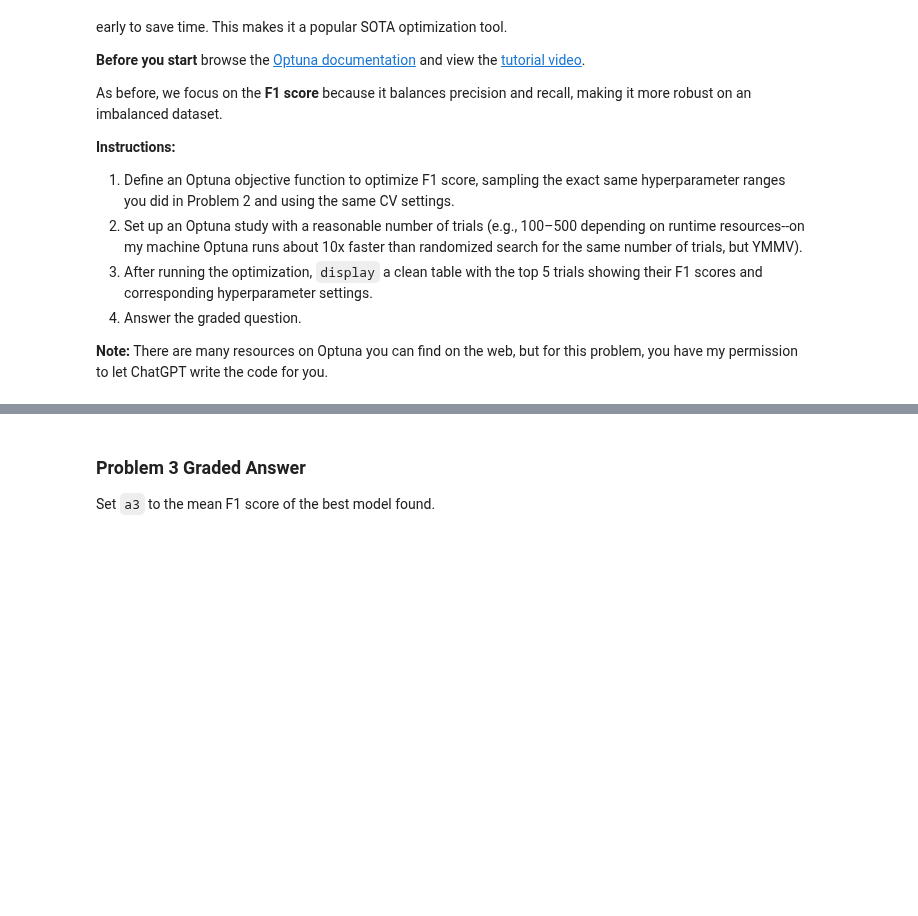
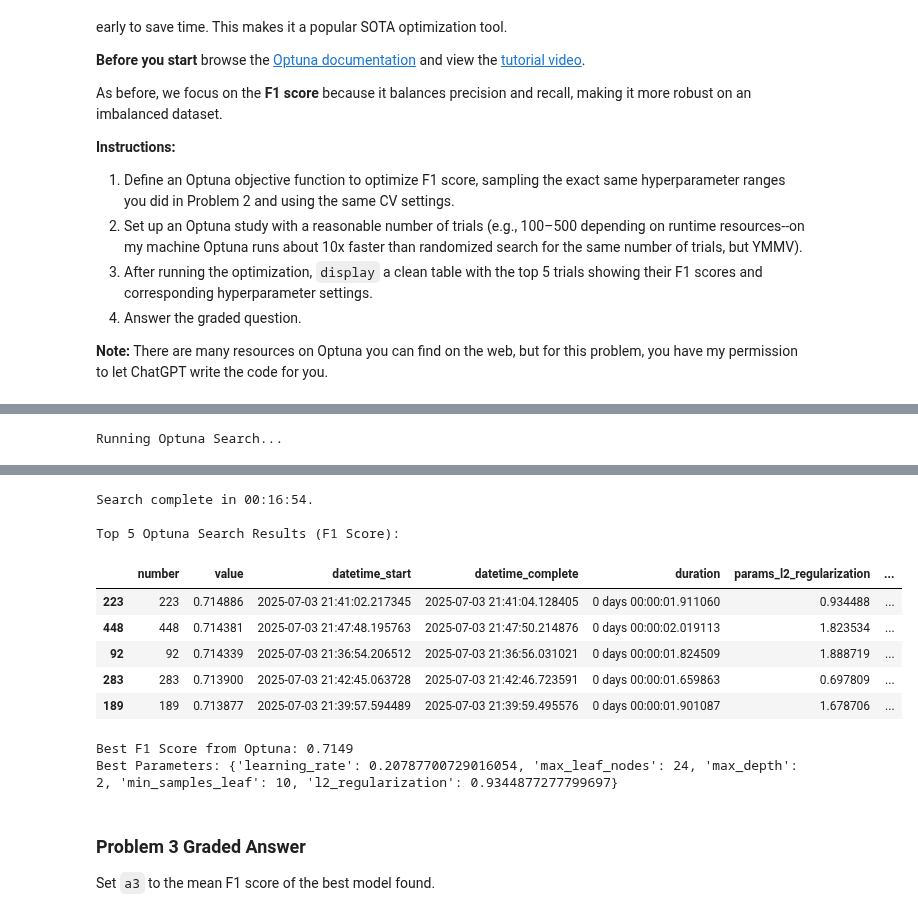
Before and after one commit to waysnyder/Module-3-Assignments, a Jupyter notebook: Homework_08.ipynb, the cells around one changed output, grey strips where cells are left out. Cells and saved outputs as stored; diff of their text form; code cells hidden in the pictures; blank space fills up the shorter version.

```diff
--- a/Homework_08.ipynb
+++ b/Homework_08.ipynb
@@ -351,0 +451,60 @@ As before, we focus on the **F1 score** because it balances precision and recall
+# %%
+# Your code here
+
+# Define the objective function for Optuna to optimize.
+# The function takes a 'trial' object, which suggests hyperparameter values.
+def objective(trial):
+    # Define the hyperparameter search space using Optuna's suggestion methods.
+    # This is equivalent to the distribution dictionary in RandomizedSearchCV.
+    params = {
+        'learning_rate': trial.suggest_float('learning_rate', 1e-3, 0.3, log=True),
+        'max_leaf_nodes': trial.suggest_int('max_leaf_nodes', 16, 256),
+        'max_depth': trial.suggest_int('max_depth', 2, 10),
+        'min_samples_leaf': trial.suggest_int('min_samples_leaf', 10, 200),
+        'l2_regularization': trial.suggest_float('l2_regularization', 0.0, 2.0, log=False)
+    }
+
+    # Create a new instance of the model with the suggested hyperparameters for this trial.
+    # The 'gb__' prefix targets the model within the pipeline.
+    model = pipelined_model.set_params(**{f"gb__{key}": value for key, value in params.items()})
+
+    # Set up the same stratified K-Fold cross-validator
+    skf = StratifiedKFold(n_splits=5, shuffle=True, random_state=random_seed)
+
+    # Perform cross-validation and get the mean F1 score
+    f1_scores = cross_val_score(model, X_train, y_train, cv=skf, scoring='f1')
+
+    # Optuna will try to maximize this return value
+    return np.mean(f1_scores)
+
+# Create a study object. 'direction="maximize"' tells Optuna we want to maximize the F1 score.
+study = optuna.create_study(direction='maximize', study_name='hgbc_f1_optimization')
+
+print("Running Optuna Search...")
+# Start the timer
+start_time_optuna = time.time()
+
+# Start the optimization process. Optuna will call the 'objective' function for n_trials.
+try:
+    study.optimize(objective, n_trials=500)  # Run for 100 trials or a 10-minute timeout
+except KeyboardInterrupt:
+    print("Study stopped manually.") # Allows stopping the study early
+
+# Calculate elapsed time
+elapsed_time_optuna = time.time() - start_time_optuna
+print(f"Search complete in {format_hms(elapsed_time_optuna)}.")
+
+
+# Create a DataFrame from the study's trials to display results
+optuna_results_df = study.trials_dataframe()
+
+# Sort by the best value (F1 score) and display the top 5 trials
+top_5_optuna_results = optuna_results_df.sort_values(by='value', ascending=False)
+
+print("\nTop 5 Optuna Search Results (F1 Score):")
+display(top_5_optuna_results.head())
+
+# Print the best score and parameters found
+print(f"\nBest F1 Score from Optuna: {study.best_value:.4f}")
+print(f"Best Parameters: {study.best_params}")
+# %% [output]
@@ -351,0 +512 @@ As before, we focus on the **F1 score** because it balances precision and recall
+Running Optuna Search...
@@ -352,3 +530,14 @@ As before, we focus on the **F1 score** because it balances precision and recall
+Search complete in 00:16:54.
+
+Top 5 Optuna Search Results (F1 Score):
+|  | number | value | datetime_start | datetime_complete | duration | params_l2_regularization | ... |
+| 223 | 223 | 0.714886 | 2025-07-03 21:41:02.217345 | 2025-07-03 21:41:04.128405 | 0 days 00:00:01.911060 | 0.934488 | ... |
+| 448 | 448 | 0.714381 | 2025-07-03 21:47:48.195763 | 2025-07-03 21:47:50.214876 | 0 days 00:00:02.019113 | 1.823534 | ... |
+| 92 | 92 | 0.714339 | 2025-07-03 21:36:54.206512 | 2025-07-03 21:36:56.031021 | 0 days 00:00:01.824509 | 1.888719 | ... |
+| 283 | 283 | 0.713900 | 2025-07-03 21:42:45.063728 | 2025-07-03 21:42:46.723591 | 0 days 00:00:01.659863 | 0.697809 | ... |
+| 189 | 189 | 0.713877 | 2025-07-03 21:39:57.594489 | 2025-07-03 21:39:59.495576 | 0 days 00:00:01.901087 | 1.678706 | ... |
+Best F1 Score from Optuna: 0.7149
+Best Parameters: {'learning_rate': 0.20787700729016054, 'max_leaf_nodes': 24, 'max_depth': 2, 'min_samples_leaf': 10, 'l2_regularization': 0.9344877277799697}
 # %% [markdown]
 ### Problem 3 Graded Answer
 
```
Also changed, not shown: parts of 22 cells of this notebook.
